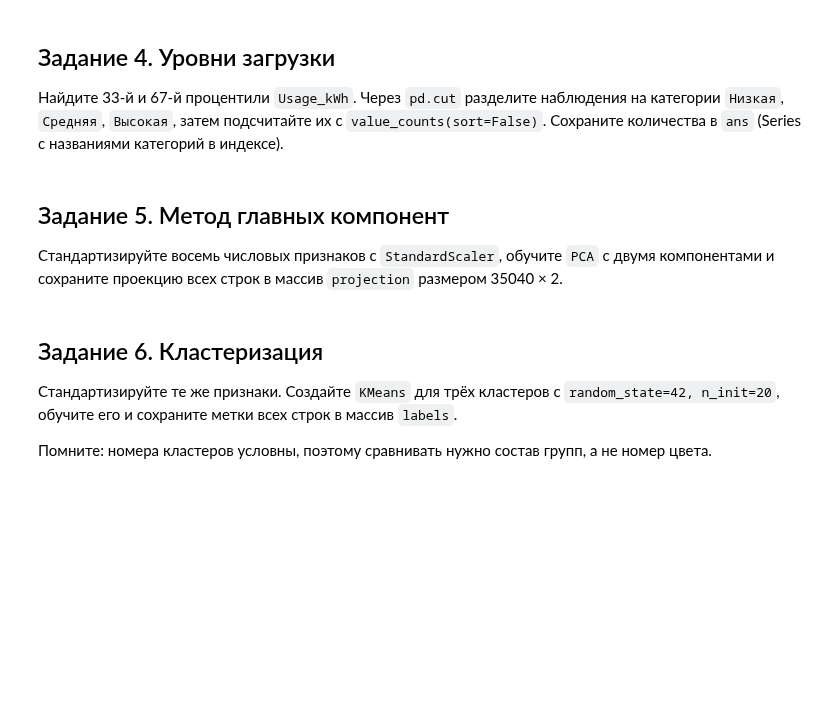
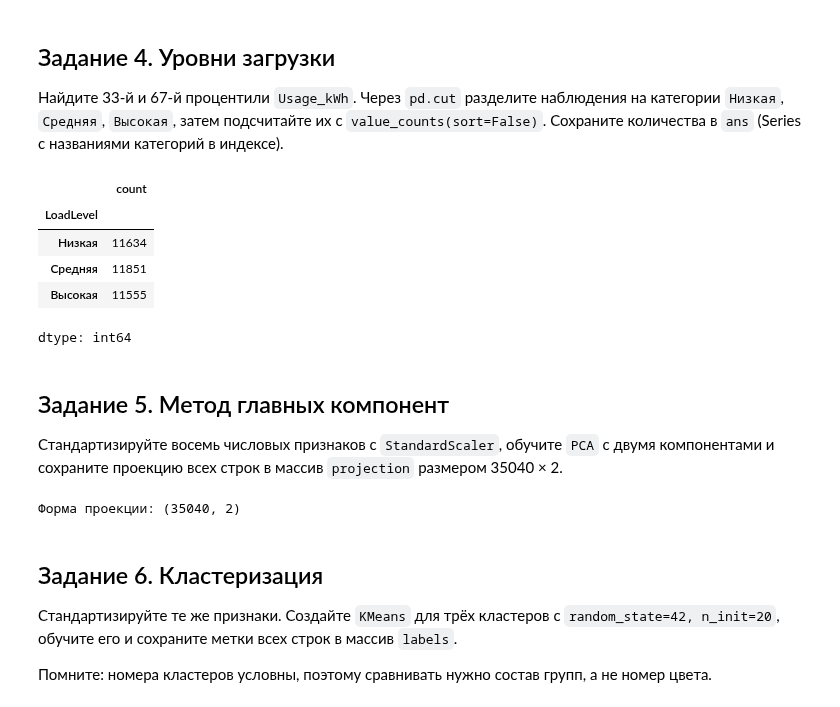
Before and after one commit to Dekortik/ml_2026_DZshka, a Jupyter notebook: 2_homework/2_homework_eda_feature_engineering.ipynb, the cells around one changed output. Saved outputs shown, nothing was run; the diff lists cells and outputs as text; code cells hidden in the pictures; blank space fills up the shorter version.

```diff
--- a/2_homework/2_homework_eda_feature_engineering.ipynb
+++ b/2_homework/2_homework_eda_feature_engineering.ipynb
@@ -137,11 +170,24 @@ check(3, ans)
 Сохраните количества в `ans` (Series с названиями категорий в индексе).
 # %%
 # ✍ ВАШ КОД — ЗАДАНИЕ 4
-df = pd.read_csv(DATA / "Сталелитейные_данные.csv")
-q33, q67 = ...
-df["LoadLevel"] = ...
-ans = ...
+df = pd.read_csv("/data/Сталелитейные_данные.csv")
+q33, q67 = df["Usage_kWh"].quantile([0.33, 0.67])
+
+df["LoadLevel"] = pd.cut(
+    df["Usage_kWh"],
+    bins=[-float("inf"), q33, q67, float("inf")],
+    labels=["Низкая", "Средняя", "Высокая"]
+)
+
+ans = df["LoadLevel"].value_counts(sort=False)
 ans
+# %% [output]
+|  | count |
+| LoadLevel |  |
+| Низкая | 11634 |
+| Средняя | 11851 |
+| Высокая | 11555 |
+dtype: int64
 # %%
 check(4, ans)
 # %% [markdown]
@@ -151,12 +197,14 @@ check(4, ans)
 компонентами и сохраните проекцию всех строк в массив `projection` размером 35040 × 2.
 # %%
 # ✍ ВАШ КОД — ЗАДАНИЕ 5
-df = pd.read_csv(DATA / "Сталелитейные_данные.csv")
-X_scaled = ...
-pca = ...
-projection = ...
+df = pd.read_csv("/data/Сталелитейные_данные.csv")
+X_scaled = StandardScaler().fit_transform(df[NUMERIC])
+pca = PCA(n_components=2)
+projection = pca.fit_transform(X_scaled)
 
 print("Форма проекции:", getattr(projection, "shape", None))
+# %% [output]
+Форма проекции: (35040, 2)
 # %%
 check(5, projection)
 # %% [markdown]
```
Also changed, not shown: parts of 8 cells of this notebook.
